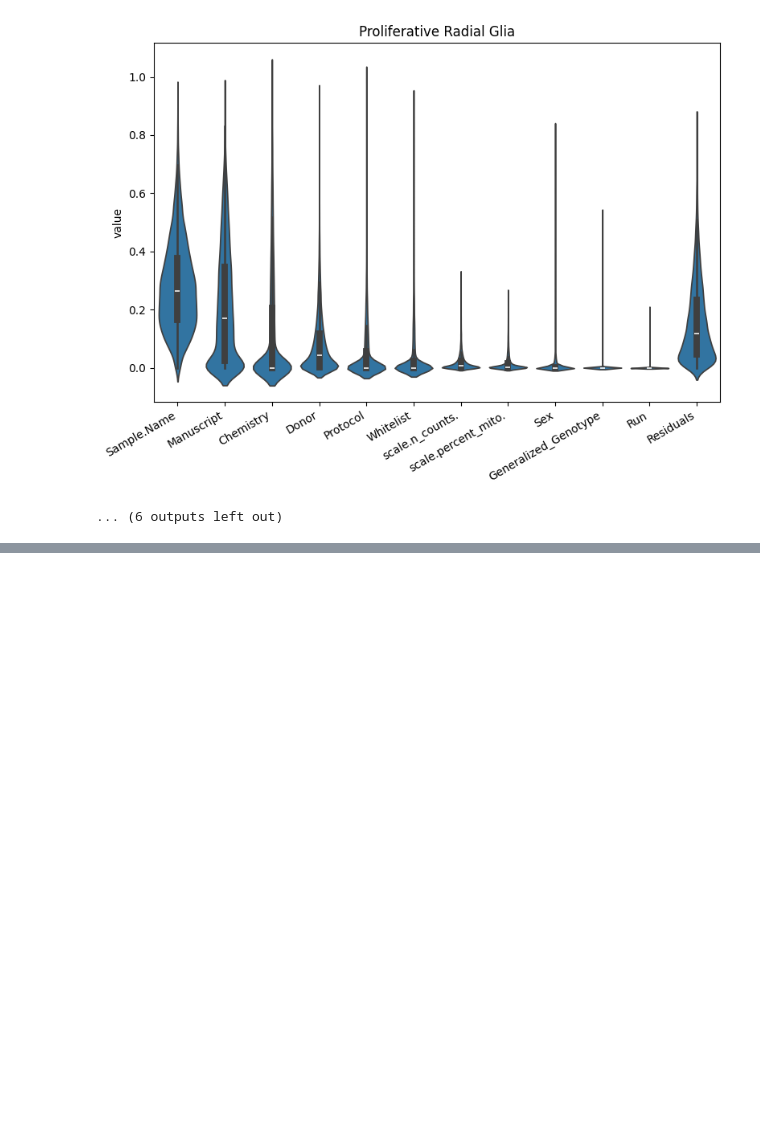
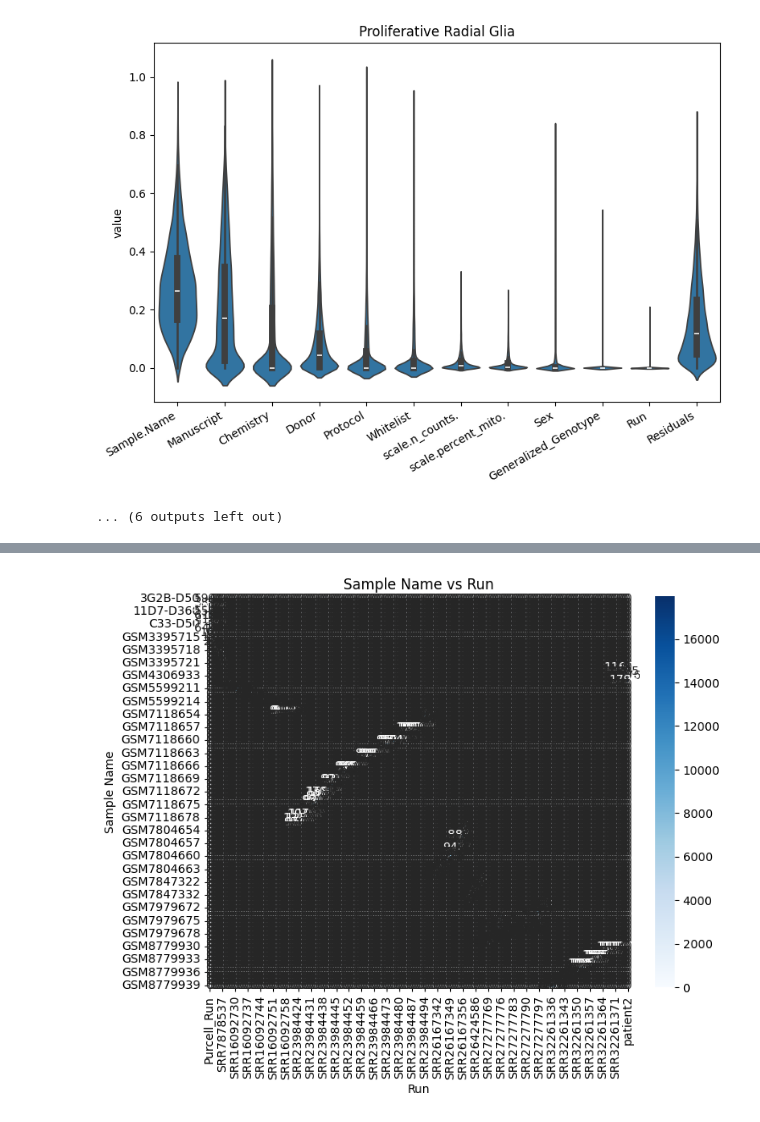
Before and after one commit to deepak-kaji/schizophrenia_organoid_convergence, a Jupyter notebook: disease_analyses/visualize_dreamlet_crumblr.ipynb, the cells around one changed output, grey strips where cells are left out. Cells and saved outputs as stored; diff of their text form; code cells hidden in the pictures; blank space fills up the shorter version.

```diff
--- a/disease_analyses/visualize_dreamlet_crumblr.ipynb
+++ b/disease_analyses/visualize_dreamlet_crumblr.ipynb
@@ -80,0 +142,2 @@ The `scale` parameter has been renamed and will be removed in v0.15.0. Pass `den
+# %%
+adata = sc.read_h5ad('/mnt/sdb/scz_meta_analysis_processed/anndata_objs/integrated_adata_annotated_w_celltypist_scanvi.h5ad')
@@ -80,0 +222,14 @@ The `scale` parameter has been renamed and will be removed in v0.15.0. Pass `den
+# %%
+import seaborn as sns
+import matplotlib.pyplot as plt
+
+# Crosstab counts
+ct = pd.crosstab(adata.obs['Sample Name'], adata.obs['Run'])
+
+# Heatmap
+plt.figure(figsize=(8,6))
+sns.heatmap(ct, annot=True, fmt="d", cmap="Blues")
+plt.title("Sample Name vs Run")
+plt.show()
+# %% [output]
+[figure, added]
```
Also changed, not shown: parts of 13 cells of this notebook, 6 other files.
